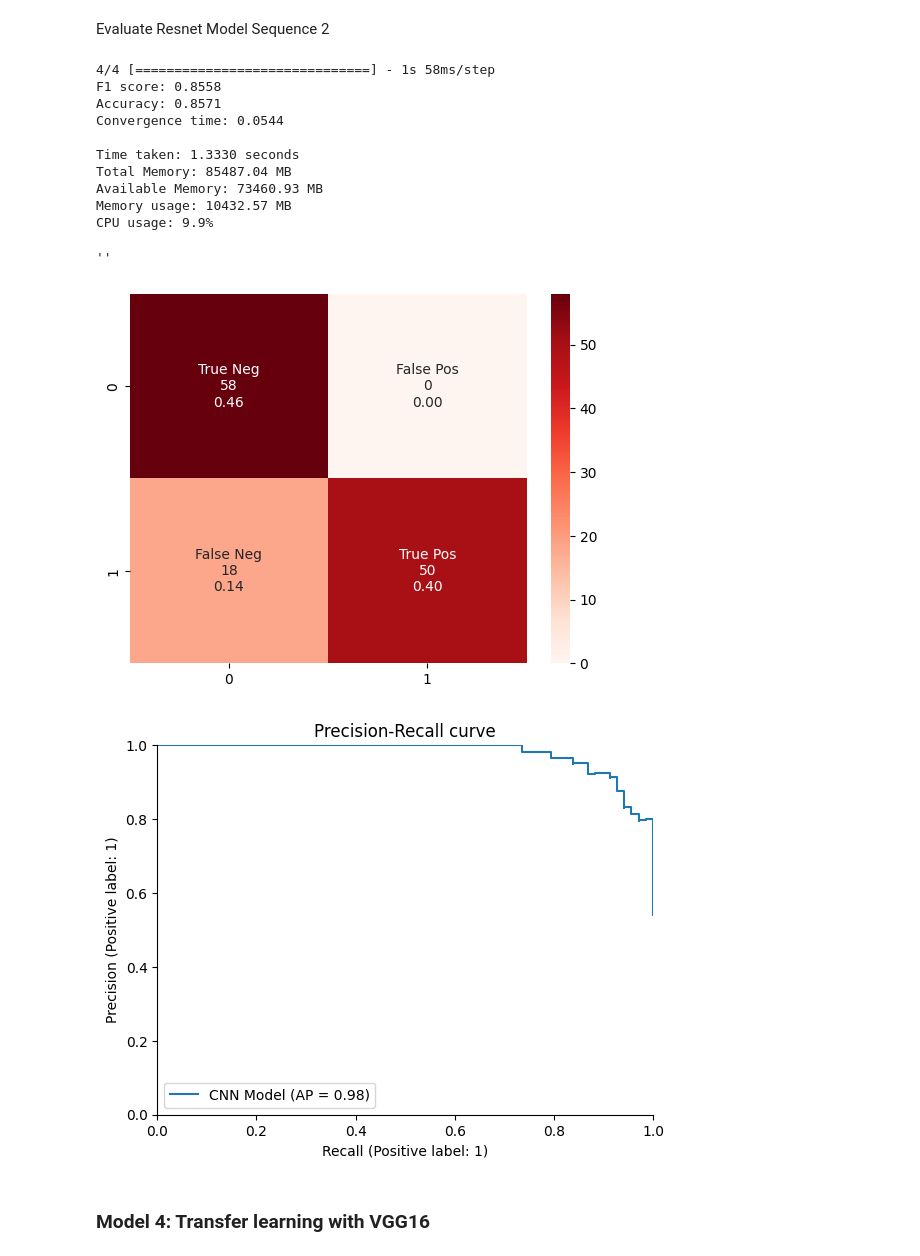
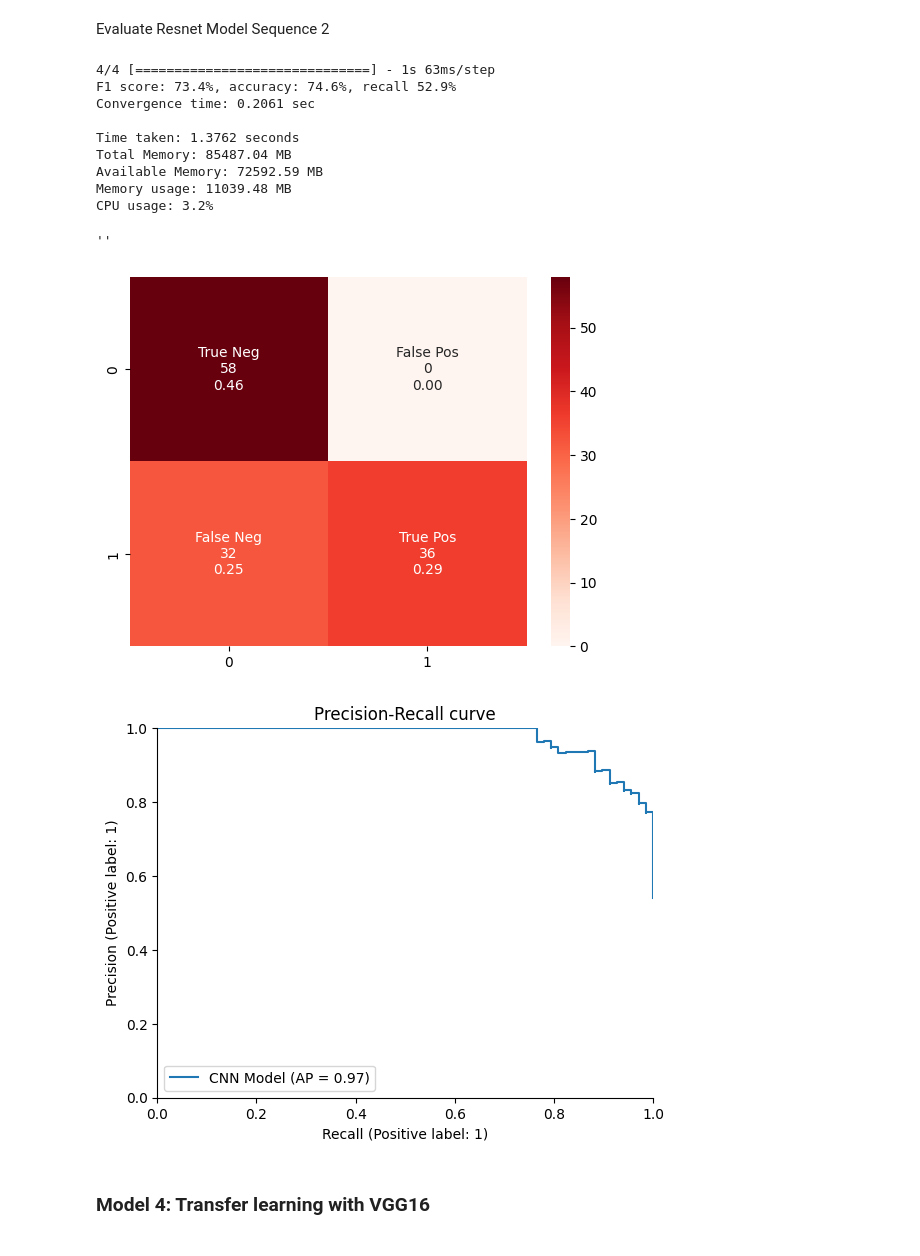
Before and after one commit to ArtemChemist/W207-spring-23-anoop-sneha-art, a Jupyter notebook: W207_project_petridish_final.ipynb, the cells around one changed output. Saved outputs shown, nothing was run; the diff lists cells and outputs as text; code cells hidden in the pictures.

```diff
--- a/W207_project_petridish_final.ipynb
+++ b/W207_project_petridish_final.ipynb
@@ -357,7 +340,7 @@ def evaluate_model(model, history, X_val, y_val, plot_target = False):
     if plot_target:
       _ = display.ax_.fill_between([0.99,1], [0.3,0.3], [1,1], facecolor = 'green', alpha=.5)
 
-    return f1, accuracy, convergence
+    return f1, accuracy, convergence, recall
 
 def evaluate_RF_model(model, X_val, y_val):
     y_true = np.argmax(y_val, axis=1)
@@ -814,7 +796,7 @@ resnet_model2.add(Dense(2, activation='softmax'))
 
 resnet_model2.summary()
 
-resnet_model2.compile(optimizer=tf.keras.optimizers.Adam(lr=0.001), loss="categorical_crossentropy", metrics=["accuracy"])
+resnet_model2.compile(optimizer=tf.keras.optimizers.Adam(learning_rate=0.001), loss="categorical_crossentropy", metrics=["accuracy"])
 
 resnet_history2 = resnet_model2.fit(train_data, epochs=EPOCHS, batch_size=BATCH_SIZE, validation_data=val_data)
 
@@ -865,30 +829,28 @@ Evaluate Resnet Model Sequence 2
 # %%
 start_time = time.time()
 # Evaluate Model:
-f1, accuracy, convergence = evaluate_model(resnet_model2,resnet_history2, X_val, y_val)
+f1, accuracy, convergence, recall = evaluate_model(resnet_model2,resnet_history2, X_val, y_val)
 end_time = time.time()
 
 # Print the results
-print(f"F1 score: {f1:.4f}")
-print(f"Accuracy: {accuracy:.4f}")
-print(f"Convergence time: {convergence:.4f}")
+print(f"F1 score: {100*f1:.1f}%, accuracy: {100*accuracy:.1f}%, recall {100*recall:.1f}%")
+print(f"Convergence time: {convergence:.4f} sec")
 print(f"")
 
 print_time_memory_detail(start_time, end_time)
 # %% [output]
-4/4 [==============================] - 1s 58ms/step
-F1 score: 0.8558
-Accuracy: 0.8571
-Convergence time: 0.0544
+4/4 [==============================] - 1s 63ms/step
+F1 score: 73.4%, accuracy: 74.6%, recall 52.9%
+Convergence time: 0.2061 sec
 
-Time taken: 1.3330 seconds
+Time taken: 1.3762 seconds
 Total Memory: 85487.04 MB
-Available Memory: 73460.93 MB
-Memory usage: 10432.57 MB
-CPU usage: 9.9%
+Available Memory: 72592.59 MB
+Memory usage: 11039.48 MB
+CPU usage: 3.2%
 ''
-[figure, old version]
+[figure, new version]
-[figure, old version]
+[figure, new version]
 # %% [markdown]
 ### Model 4: Transfer learning with VGG16
 # %% [markdown]
```
Also changed, not shown: parts of 32 cells of this notebook.
